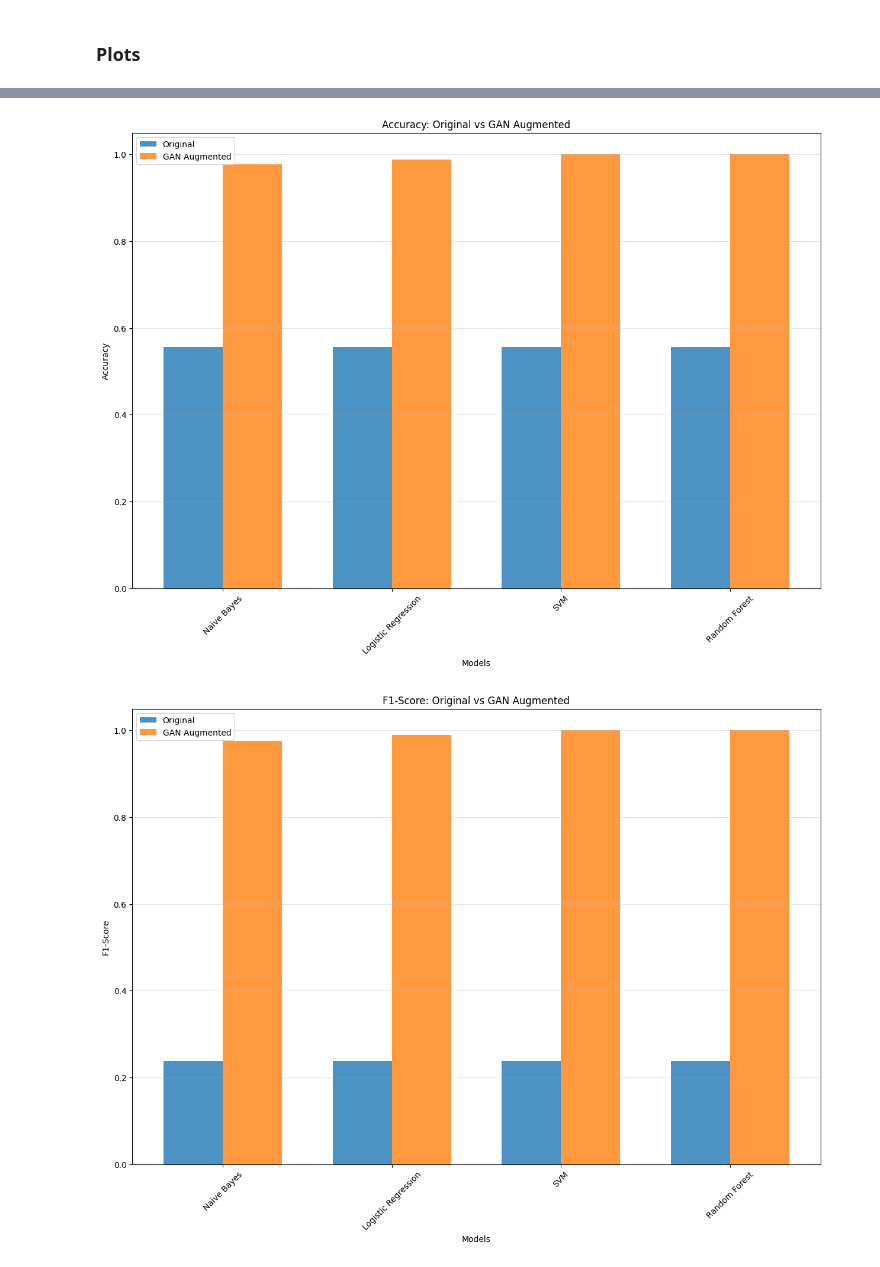
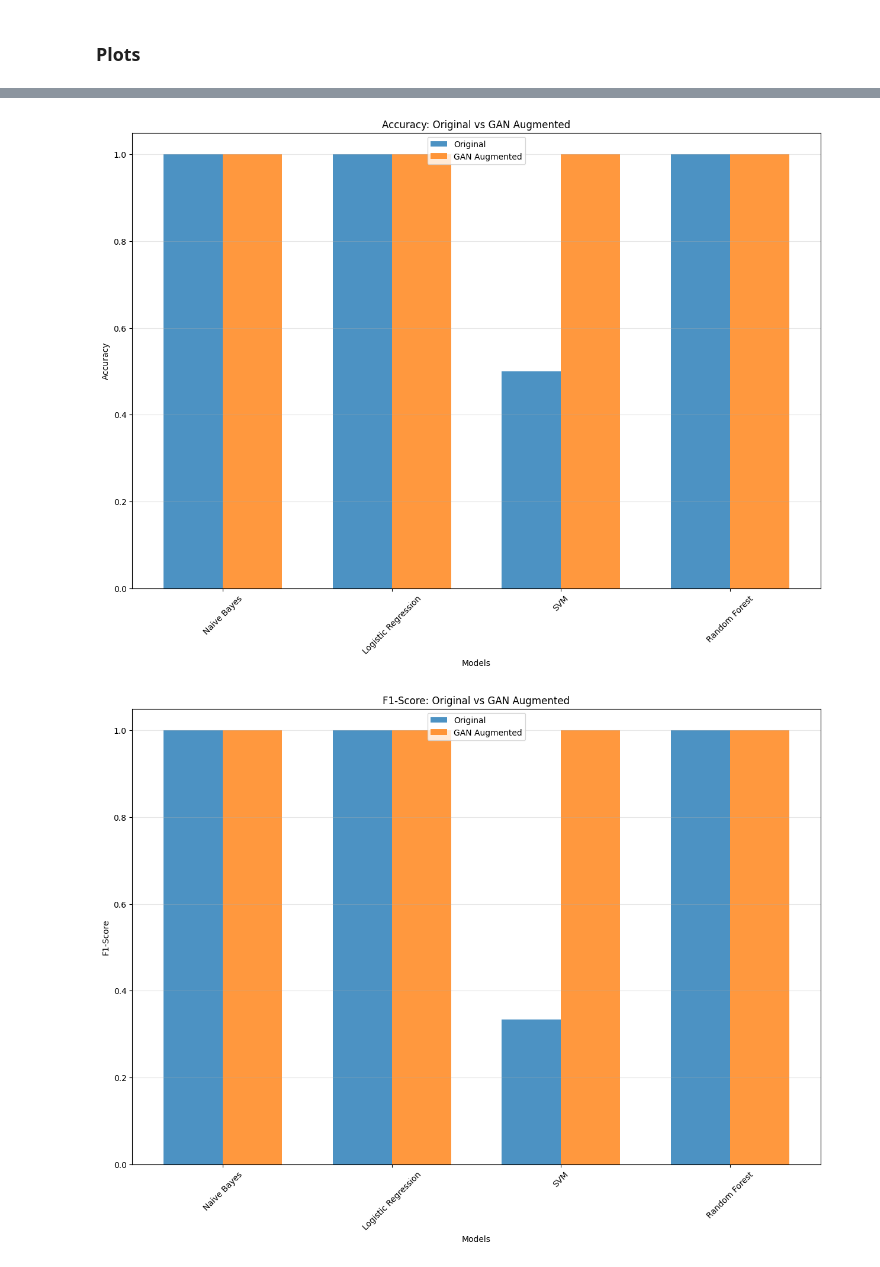
Before and after one commit to Gabrielgermanoo/MindVid_Research, a Jupyter notebook: Notebooks/Tokening.ipynb, the cells around one changed output, grey strips where cells are left out. Cells and saved outputs as stored; diff of their text form; code cells hidden in the pictures.

```diff
--- a/Notebooks/Tokening.ipynb
+++ b/Notebooks/Tokening.ipynb
@@ -2422,7 +2482,7 @@ Processando classe 3...
 # %%
 class Generator(nn.Module):
     """Gerador da GAN para criar embeddings sintéticos"""
-    def __init__(self, noise_dim=100, embedding_dim=768, hidden_dim=512):
+    def __init__(self, noise_dim=300, embedding_dim=768, hidden_dim=512):
         super(Generator, self).__init__()
 
         self.model = nn.Sequential(
@@ -2584,7 +2644,7 @@ for class_id, embeddings in embeddings_by_class.items():
 
     try:
         generator, discriminator, g_losses, d_losses = train_gan_for_class(
-            embeddings, epochs=50, batch_size=32, noise_dim=100
+            embeddings, epochs=50, batch_size=50, noise_dim=300
         )
 
         generators[class_id] = generator
@@ -2634,7 +2692,7 @@ for class_id, generator in generators.items():
     target_count = max(100, original_count * 3)  # Pelo menos 100 ou 3x o original
 
     synthetic_embeddings = generate_synthetic_embeddings(
-        generator, num_samples=target_count
+        generator, num_samples=target_count, noise_dim=300
     )
 
     synthetic_embeddings_by_class[class_id] = synthetic_embeddings
@@ -2878,18 +2914,18 @@ def test_model_performance_gan(data, title, k=5):
 
     # Modelos
     models = {
-        "Naive Bayes": MultinomialNB(alpha=10.0),
+        "Naive Bayes": MultinomialNB(alpha=70.0),
         "Logistic Regression": LogisticRegression(
             penalty="l2", C=0.1, max_iter=1000, random_state=42
         ),
         "SVM": SVC(kernel="linear", C=0.1, class_weight="balanced", random_state=42),
         "Random Forest": RandomForestClassifier(
-            n_estimators=100,
+            n_estimators=75,
             max_depth= 15,
             class_weight="balanced",
             max_features="sqrt",
             min_samples_split=10,
-            min_samples_leaf=5,
+            min_samples_leaf=8,
             random_state=42,
         ),
     }
@@ -3076,8 +3112,8 @@ Recall          0.3333          0.2500
 # %%
 plt.figure(figsize=(15, 10))
 models = list(results_original_gan.keys())
-original_acc = [results_original_gan[m]['accuracy'] for m in models]
-gan_acc = [results_gan_augmented[m]['accuracy'] for m in models]
+original_acc = [max(results_original_gan[m]['accuracy']) for m in models]
+gan_acc = [max(results_gan_augmented[m]['accuracy']) for m in models]
 
 x = np.arange(len(models))
 width = 0.35
@@ -3092,23 +3128,23 @@ plt.xticks(x, models, rotation=45)
 plt.legend()
 plt.grid(axis='y', alpha=0.3)
 # %% [output]
-[figure, old version]
+[figure, new version]
 # %%
 plt.figure(figsize=(15, 10))
-original_f1 = [results_original_gan[m]['f1'] for m in models]
-gan_f1 = [results_gan_augmented[m]['f1'] for m in models]
+original_f1 = [max(results_original_gan[m]['f1']) for m in models]
+gan_f1 = [max(results_gan_augmented[m]['f1']) for m in models]
 
 plt.bar(x - width/2, original_f1, width, label='Original', alpha=0.8)
 plt.bar(x + width/2, gan_f1, width, label='GAN Augmented', alpha=0.8)
 
 plt.xlabel('Models')
 plt.ylabel('F1-Score')
 plt.title('F1-Score: Original vs GAN Augmented')
 plt.xticks(x, models, rotation=45)
 plt.legend()
 plt.grid(axis='y', alpha=0.3)
 # %% [output]
-[figure, old version]
+[figure, new version]
 # %%
 plt.figure(figsize=(15, 10))
 acc_improvements = [((gan_acc[i] - original_acc[i]) / original_acc[i] * 100) if original_acc[i] > 0 else 0 for i in range(len(models))]
```
Also changed, not shown: parts of 24 cells of this notebook, 28 other files.
